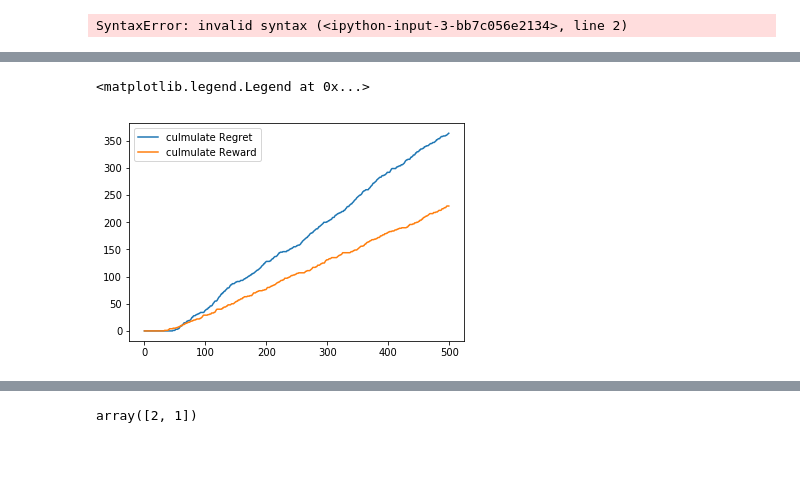
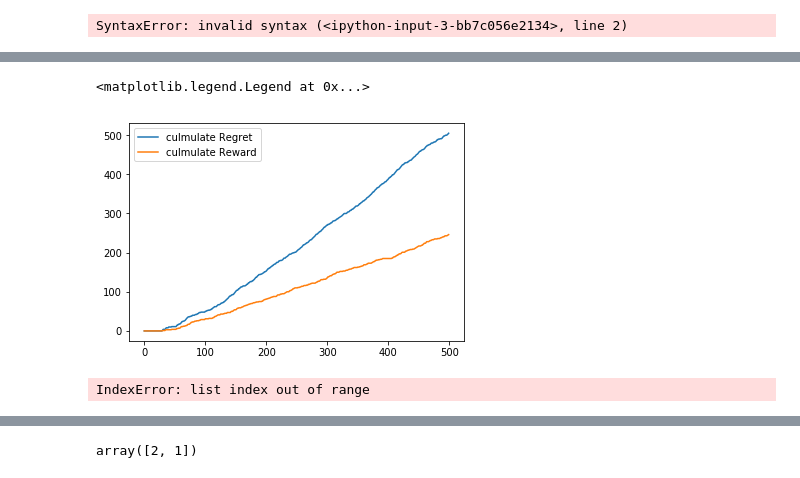
Before and after one commit to tang-ji/FNAC-recommender-systems, a Jupyter notebook: Environment.ipynb, the cells around one changed output, grey strips where cells are left out. Drawn from its saved outputs; the diff is of its cells as text; code cells hidden in the pictures.

Commit message:
Modified reward and regret

```diff
--- a/Environment.ipynb
+++ b/Environment.ipynb
@@ -99,16 +118,18 @@ class AgentBase():
         return self.name
 # %%
 class RandomAgent(AgentBase):
-    def __init__(self, commodity_number, recommendation_length=5):
+    def __init__(self, user_number, commodity_number, recommendation_length=5):
         self.name = 'random agent'
         self.commodity_number = commodity_number
         self.recommendation_length = recommendation_length
         self.recommendation_history = []
         self.reward_history = []
+        self.reward_sum_each_step = []
 
-    def recommend(self, online_client):
+    def recommend(self, client_id):
         return np.random.choice(range(self.commodity_number), self.recommendation_length, replace=False)
 
-    def update_state(self, recommendation_chosen, reward):
+    def update_state(self, client_id, recommendation_chosen, reward_list):
         self.recommendation_history.append(recommendation_chosen)
-        self.reward_history.append(reward)
+        self.reward_history.append(reward_list)
+        self.reward_sum_each_step.append(sum(reward_list))
@@ -115,11 +167,11 @@ class RandomAgent(AgentBase):
 # %%
-def run(n):
-    C = Clients(n_client=10, category_dict=category_dict)
-    random_agent = RandomAgent(C.n_commodity, recommendation_length=2)
+def run(env, agent, n):
     for _ in range(n):
-        active_clients = C.get_clients(5)
-        C.update_desire(active_clients, rate_rise=0.5)
+        active_clients = env.get_clients(5)
+        env.update_desire(active_clients, rate_rise=0.5)
         for c in active_clients:
-            recomedation_list = random_agent.recommend(c)
-            C.get_regret(c, recomedation_list)
-    return C
+            recomedation_list = agent.recommend(c)
+            reward_list = env.get_reward(c, recomedation_list)
+            regret = env.get_regret(c, recomedation_list)
+            env.update_history(reward_list, regret)
+            agent.update_state(c, recomedation_list, reward_list)
@@ -128,7 +178,18 @@ C = run(100)
+# %%
+C = Clients(n_client=10, category_dict=category_dict)
+C2 = copy.deepcopy(C)
+random_agent = RandomAgent(C.n_client, C.n_commodity, recommendation_length=2)
+# %%
+run(C, random_agent, 100)
 # %%
 plt.plot(np.cumsum(C.regret_history))
-plt.plot(np.cumsum(C.reward_history))
+plt.plot(np.cumsum(C.reward_sum_each_step))
 plt.legend(["culmulate Regret", "culmulate Reward"])
 # %% [output]
 <matplotlib.legend.Legend at 0x...>
-[figure, old version]
+[figure, new version]
+# %%
+ucb_agent = UCBAgent(C2.n_client, C2.n_commodity, recommendation_length=2)
+run(C2, ucb_agent, 100)
+# %% [output]
+IndexError: list index out of range
```
Also changed, not shown: parts of 6 cells of this notebook.
